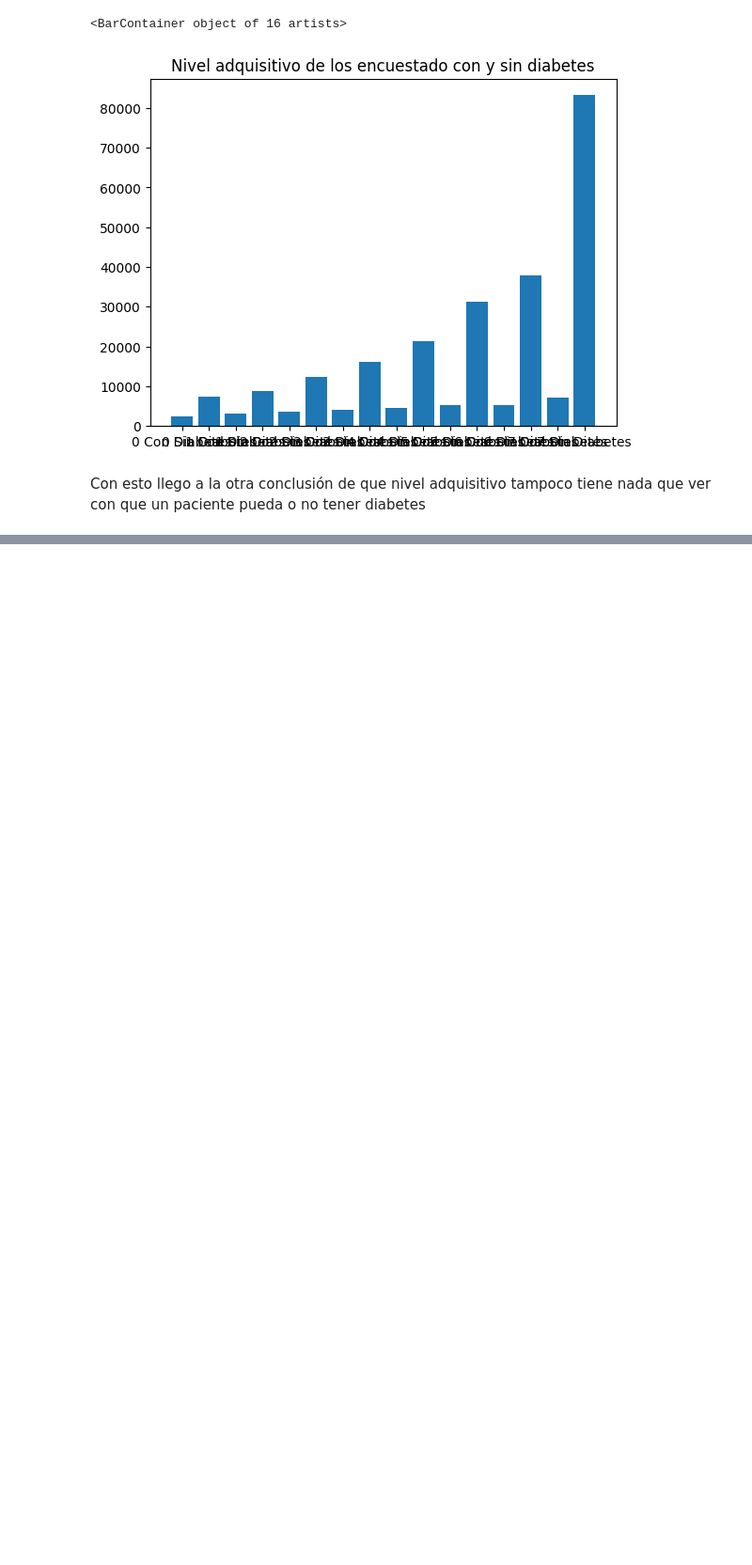
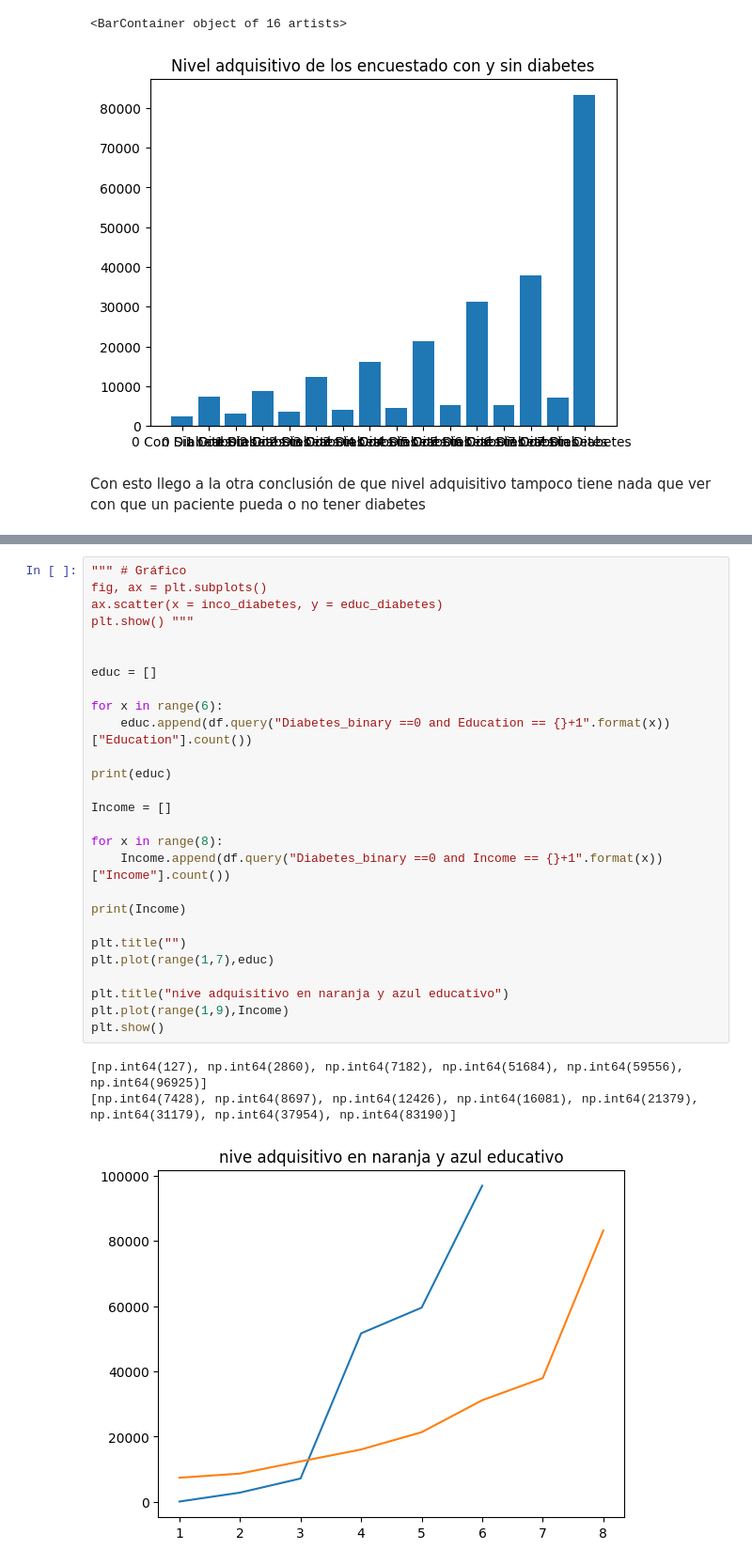
Before and after one commit to l1nk26/Proyecto-Samsung-Innovation-Campus, a Jupyter notebook: andres.ipynb, the cells around one changed output, grey strips where cells are left out. Shown at 94% size. Cells and saved outputs as stored; diff of their text form; blank space fills up the shorter version.

```diff
--- a/andres.ipynb
+++ b/andres.ipynb
@@ -136,0 +215,31 @@ Con esto llego a la otra conclusión de que nivel adquisitivo tampoco tiene nada
+# %%
+""" # Gráfico
+fig, ax = plt.subplots()
+ax.scatter(x = inco_diabetes, y = educ_diabetes)
+plt.show() """
+
+
+educ = []
+
+for x in range(6):
+    educ.append(df.query("Diabetes_binary ==0 and Education == {}+1".format(x))["Education"].count())
+
+print(educ)
+
+Income = []
+
+for x in range(8):
+    Income.append(df.query("Diabetes_binary ==0 and Income == {}+1".format(x))["Income"].count())
+
+print(Income)
+
+plt.title("")
+plt.plot(range(1,7),educ)
+
+plt.title("nive adquisitivo en naranja y azul educativo")
+plt.plot(range(1,9),Income)
+plt.show()
+# %% [output]
+[np.int64(127), np.int64(2860), np.int64(7182), np.int64(51684), np.int64(59556), np.int64(96925)]
+[np.int64(7428), np.int64(8697), np.int64(12426), np.int64(16081), np.int64(21379), np.int64(31179), np.int64(37954), np.int64(83190)]
+[figure, added]
```
Also changed, not shown: parts of 10 cells of this notebook, 2 other files.
